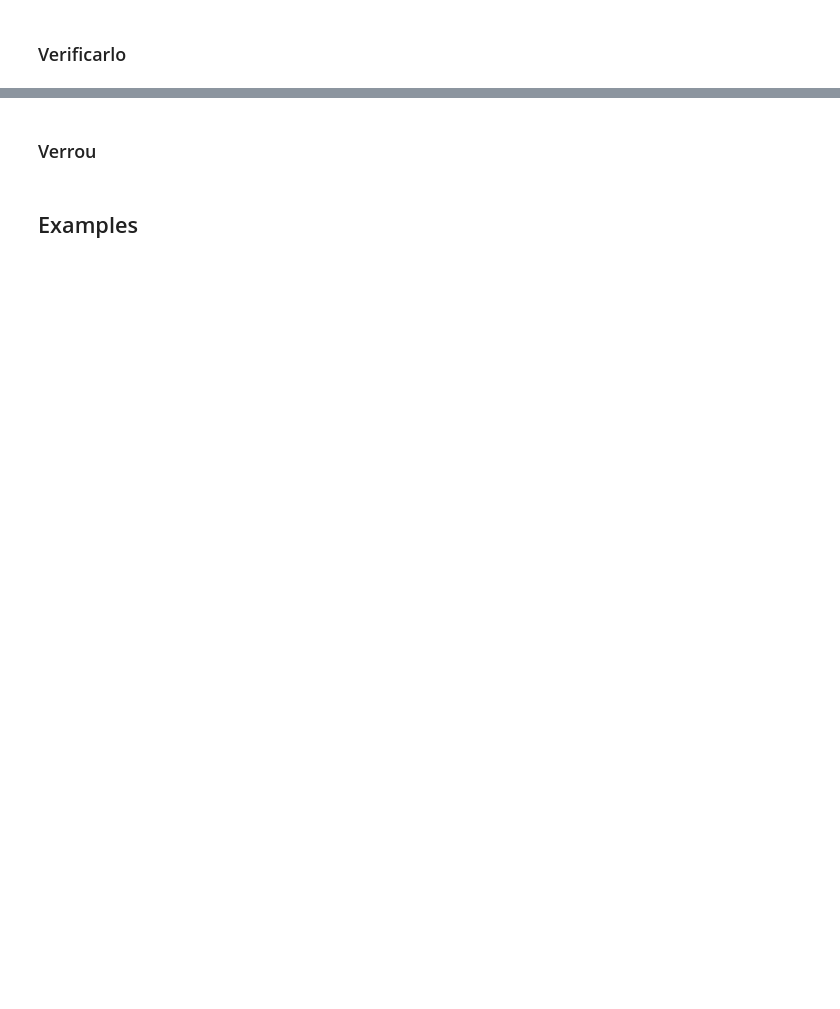
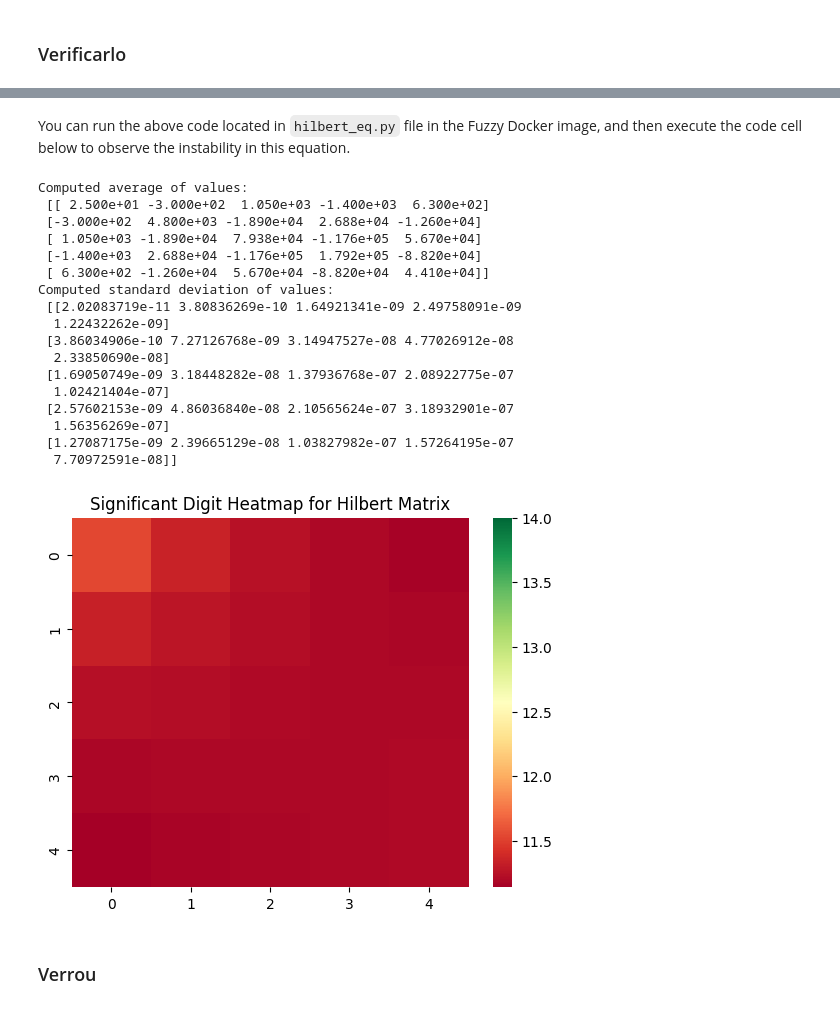
Before and after one commit to big-data-lab-team/fuzzy-tutorial, a Jupyter notebook: Tutorial.ipynb, the cells around one changed output, grey strips where cells are left out. Saved outputs shown, nothing was run; the diff lists cells and outputs as text; code cells hidden in the pictures; blank space fills up the shorter version.

Commit message:
added some examples to practical section of notebook + expected data with Mina's help

```diff
--- a/Tutorial.ipynb
+++ b/Tutorial.ipynb
@@ -77,0 +279,2 @@ A comparison of the most popular implementations of MCA and DSA is shown in the
+# %% [markdown]
+You can run the above code located in `hilbert_eq.py` file in the Fuzzy Docker image, and then execute the code cell below to observe the instability in this equation.
@@ -78,4 +299,39 @@ A comparison of the most popular implementations of MCA and DSA is shown in the
+# %%
+"""
+Compare this cell with previously generated instability to your own just above
+"""
+
+# Specify the file path to the .npy file
+file_path = './data/previous_mca_hilbert_results.npy'
+# Load the .npy file
+data = np.load(file_path)
+
+# Inspect the loaded data
+print("Computed average of values: \n", np.mean(data,  dtype=np.float64, axis=0))
+print("Computed standard deviation of values: \n", np.std(data, dtype=np.float64, axis=0))
+
+
+sigdig=sd.significant_digits(data , reference=np.mean(data, axis=0, dtype=np.float64), basis=10)
+gc = sns.heatmap(sigdig, cmap='RdYlGn', vmax=14, )
+gc.set_title("Significant Digit Heatmap for Hilbert Matrix");
+# %% [output]
+Computed average of values:
+ [[ 2.500e+01 -3.000e+02  1.050e+03 -1.400e+03  6.300e+02]
+ [-3.000e+02  4.800e+03 -1.890e+04  2.688e+04 -1.260e+04]
+ [ 1.050e+03 -1.890e+04  7.938e+04 -1.176e+05  5.670e+04]
+ [-1.400e+03  2.688e+04 -1.176e+05  1.792e+05 -8.820e+04]
+ [ 6.300e+02 -1.260e+04  5.670e+04 -8.820e+04  4.410e+04]]
+Computed standard deviation of values:
+ [[2.02083719e-11 3.80836269e-10 1.64921341e-09 2.49758091e-09
+  1.22432262e-09]
+ [3.86034906e-10 7.27126768e-09 3.14947527e-08 4.77026912e-08
+  2.33850690e-08]
+ [1.69050749e-09 3.18448282e-08 1.37936768e-07 2.08922775e-07
+  1.02421404e-07]
+ [2.57602153e-09 4.86036840e-08 2.10565624e-07 3.18932901e-07
+  1.56356269e-07]
+ [1.27087175e-09 2.39665129e-08 1.03827982e-07 1.57264195e-07
+  7.70972591e-08]]
+[figure, added]
 # %% [markdown]
 ### Verrou
-# %% [markdown]
-## Examples
```
Also changed, not shown: parts of 26 cells of this notebook, 7 other files.
